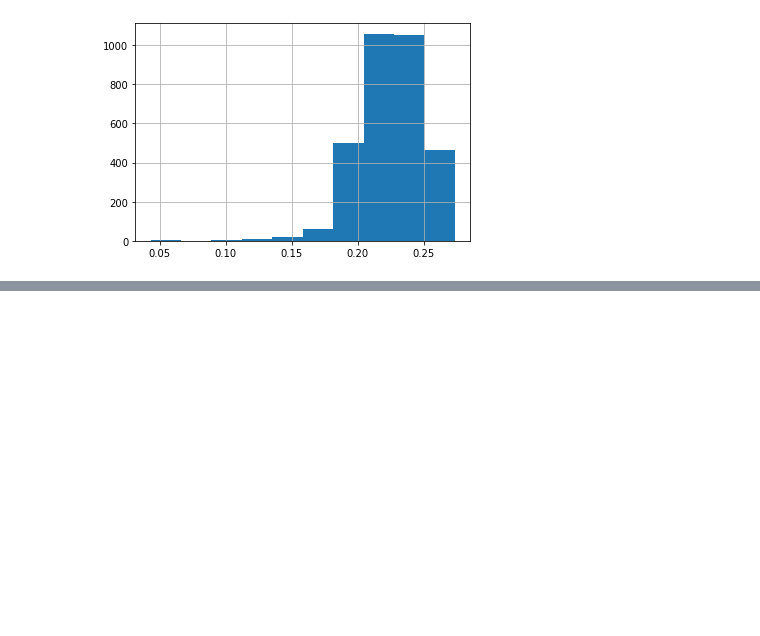
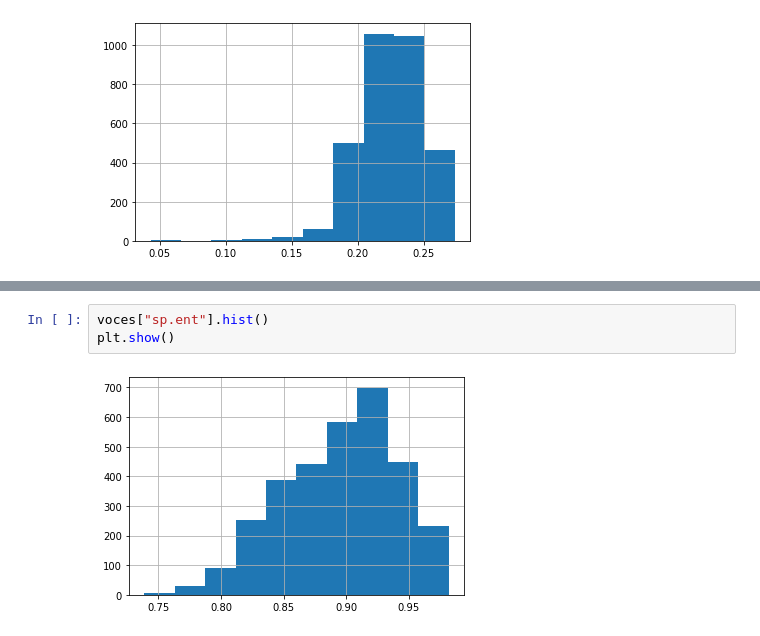
Before and after one commit to RoloCR87/Trabajo-Final-MAA, a Jupyter notebook: Avances_Grupo_03.ipynb, the cells around one changed output, grey strips where cells are left out. Drawn from its saved outputs; the diff is of its cells as text; blank space fills up the shorter version.

```diff
--- a/Avances_Grupo_03.ipynb
+++ b/Avances_Grupo_03.ipynb
@@ -484,0 +634,5 @@ plt.show()
+# %%
+voces["sp.ent"].hist()
+plt.show()
+# %% [output]
+[figure, added]
```
Also changed, not shown: parts of 48 cells of this notebook.
